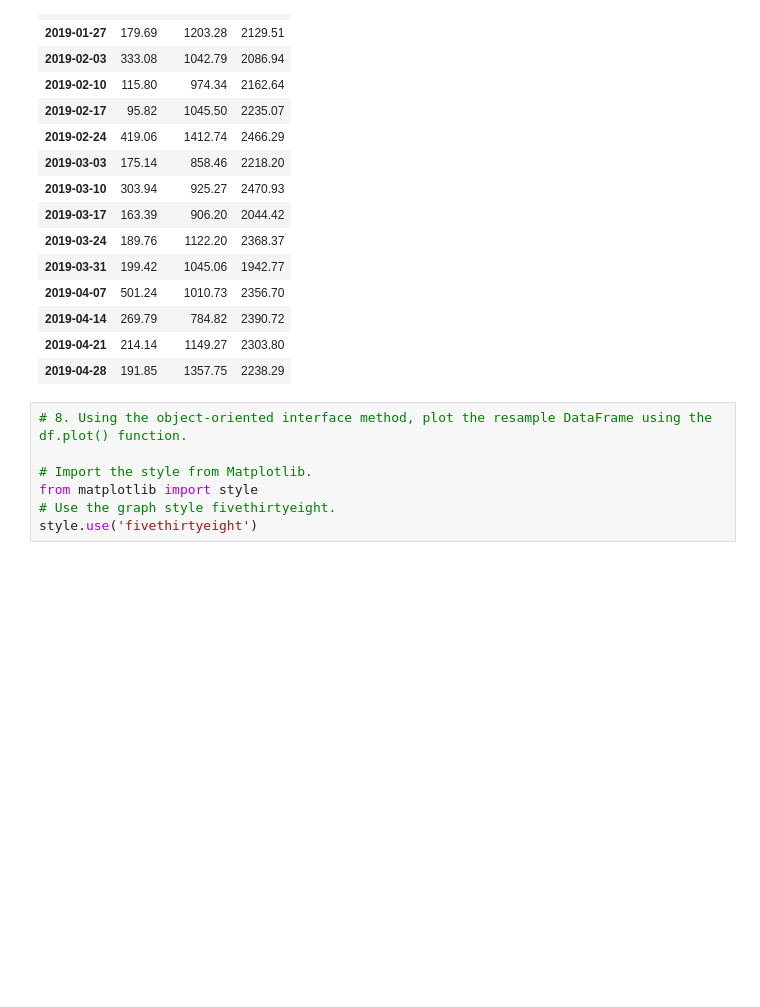
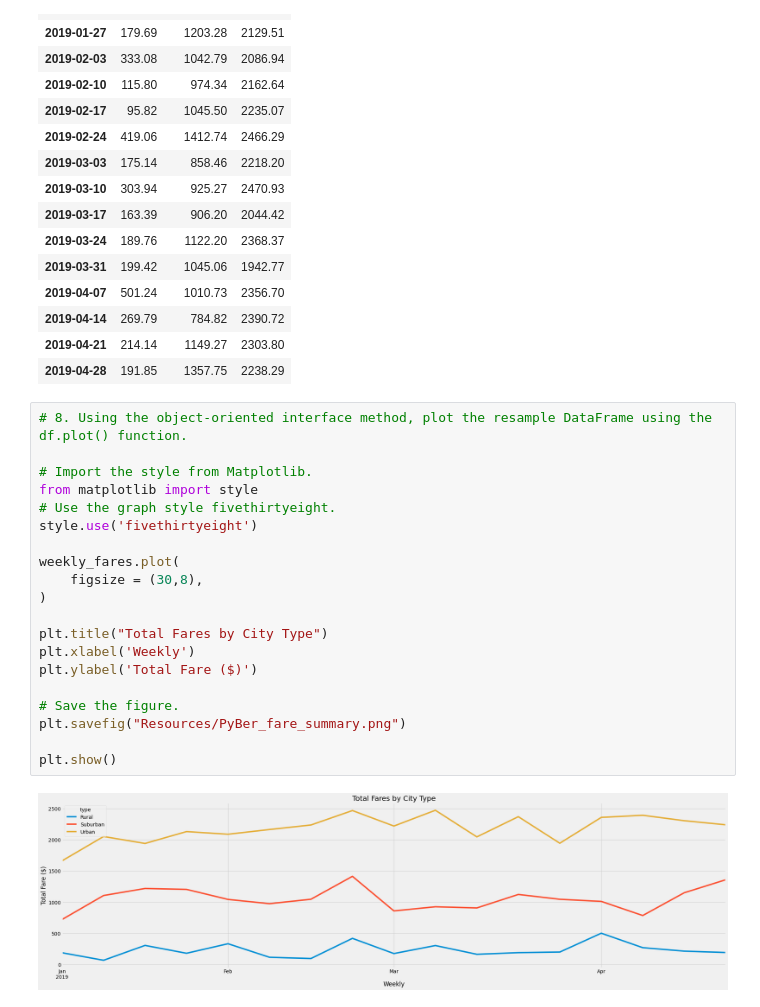
Before and after one commit to catsquared/PyBer_Analysis, a Jupyter notebook: PyBer_Challenge.ipynb, the cells around one changed output. Drawn from its saved outputs; the diff is of its cells as text; blank space fills up the shorter version.

Commit message:
Add analysis per city type

```diff
--- a/PyBer_Challenge.ipynb
+++ b/PyBer_Challenge.ipynb
@@ -272,7 +273,22 @@ weekly_fares
 # %%
 # 8. Using the object-oriented interface method, plot the resample DataFrame using the df.plot() function.
 
 # Import the style from Matplotlib.
 from matplotlib import style
 # Use the graph style fivethirtyeight.
 style.use('fivethirtyeight')
+
+weekly_fares.plot(
+    figsize = (30,8),
+)
+
+plt.title("Total Fares by City Type")
+plt.xlabel('Weekly')
+plt.ylabel('Total Fare ($)')
+
+# Save the figure.
+plt.savefig("Resources/PyBer_fare_summary.png")
+
+plt.show()
+# %% [output]
+[figure, added]
```
Also changed, not shown: parts of 1 cell of this notebook, 3 other files.
